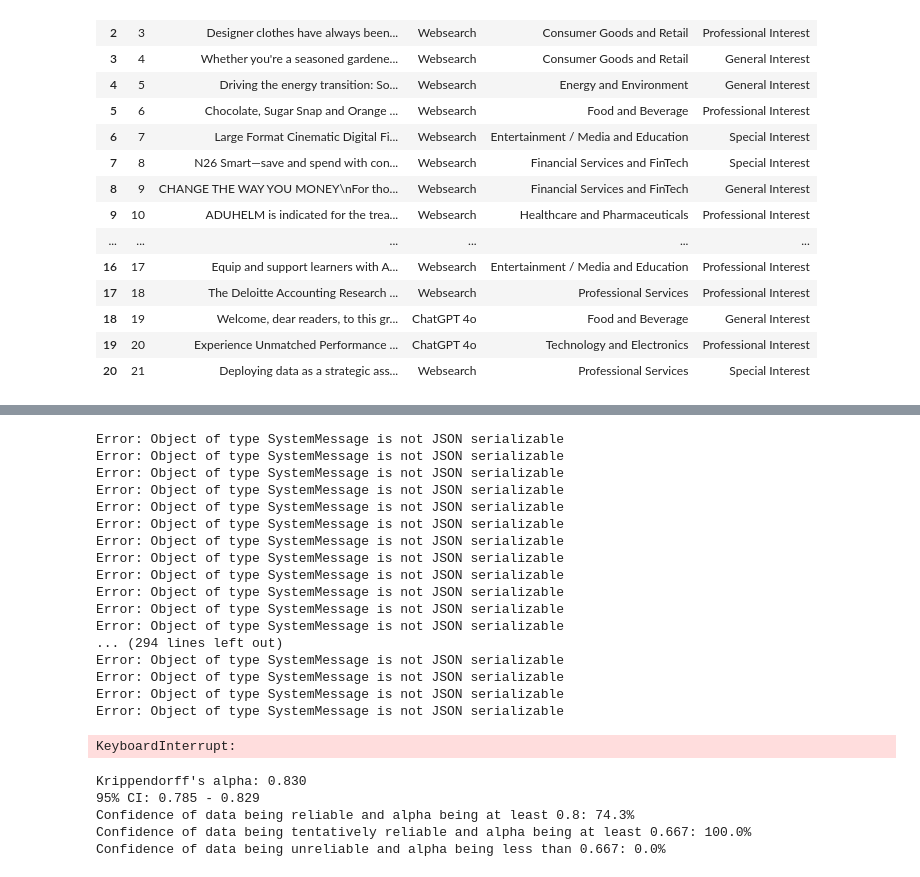
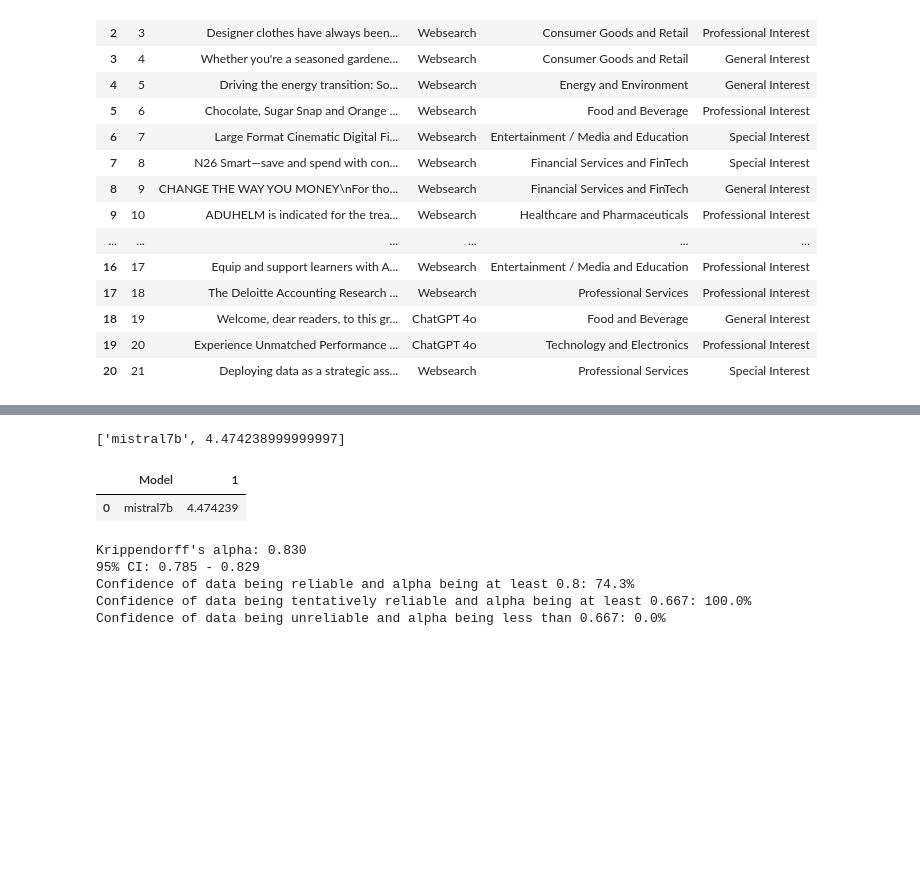
Before and after one commit to fabi260/FluffFinder, a Jupyter notebook: llm_data_collection.ipynb, the cells around one changed output, grey strips where cells are left out. Drawn from its saved outputs; the diff is of its cells as text; code cells hidden in the pictures; blank space fills up the shorter version.

```diff
--- a/llm_data_collection.ipynb
+++ b/llm_data_collection.ipynb
@@ -88,5 +92,6 @@ ValueError: Unsupported model: nvidia/Nemotron-4-340B-Instruct
 # %%
-# Mapping of easy model names to actual model identifiers
+# Data Generation - non-OpenAI Models
+# Remove # for models to use
 MODEL_MAPPING = {
     # "mistral7b": {"model": "mistralai/Mistral-7B-Instruct-v0.3", "provider": "deepinfra"},
     # "mixtral8x22b": {"model": "mistralai/Mixtral-8x22B-Instruct-v0.1", "provider": "deepinfra"},
@@ -96,16 +101,15 @@ MODEL_MAPPING = {
     # "claude3opus": {"model": "claude-3-opus-20240229", "provider": "anthropic"},
     # "claude3sonnet": {"model": "claude-3-sonnet-20240229", "provider": "anthropic"},
     # "claude3haiku": {"model": "claude-3-haiku-20240307", "provider": "anthropic"},
-
     # "qwen2": {"model": "Qwen/Qwen2-72B-Instruct", "provider": "deepinfra"},
     # "phi3": {"model": "microsoft/Phi-3-medium-4k-instruct", "provider": "deepinfra"},
     # "wizardLM28x22b": {"model": "microsoft/WizardLM-2-8x22B", "provider": "deepinfra"},
     # "wizardLM27b": {"model": "microsoft/WizardLM-2-7B", "provider": "deepinfra"},
     # "gemma": {"model": "google/gemma-1.1-7b-it", "provider": "deepinfra"},
-    "nemotron4340b": {"model": "nvidia/Nemotron-4-340B-Instruct", "provider": "nvidia"},
+    # "nemotron4340b": {"model": "nvidia/Nemotron-4-340B-Instruct", "provider": "nvidia"},
 }
 
-duration = [['Model', 0, 0.2, 0.4, 0.6, 0.8, 1]]
+duration = [['Model', 1]]
 
 
 for model in MODEL_MAPPING:
@@ -118,51 +122,36 @@ for model in MODEL_MAPPING:
 
         # create variables
         evaluator = 'vanilla_' + model + f"_{int(temp * 10):02}" # will contain score counts and descriptive statistics
         scores = evaluator + '_scores' # contains raw scores in wide format
         direction = 'Data_LLM/' + scores + '.csv'
 
         globals()[scores] = text_data[['T', 'Text']]
         globals()[scores] = globals()[scores].loc[globals()[scores]['T'].isin(texts)] # subset to only run for texts
 
         # collect and transform scores --> vanilla_GPT35_0_scores
         start_time = time.process_time()
         for i in range(1, evaluations+1): # create {evaluations} columns with scores
             # globals()[scores]['score ' + str(i)] = globals()[scores]['Text'].apply(lambda x: pd.Series(random_score(x)))
             globals()[scores]['score ' + str(i)] = globals()[scores]['Text'].apply(lambda x: pd.Series(vanilla_score(x, model=model, temperature=temperature, reason=False)))
         end_time = time.process_time()
         eval_time = end_time - start_time
         times.append(eval_time)
 
         globals()[scores] = globals()[scores].drop(columns=['Text'])
         globals()[scores] = globals()[scores].set_index('T').rename_axis(scores, axis='columns')
         globals()[scores]
         globals()[scores].to_csv(direction)
 
 
     duration.append(times)
     print(times)
 
 duration = pd.DataFrame(duration[1:], columns=duration[0])
 duration
 # %% [output]
-Error: Object of type SystemMessage is not JSON serializable
-Error: Object of type SystemMessage is not JSON serializable
-Error: Object of type SystemMessage is not JSON serializable
-Error: Object of type SystemMessage is not JSON serializable
-Error: Object of type SystemMessage is not JSON serializable
-Error: Object of type SystemMessage is not JSON serializable
-Error: Object of type SystemMessage is not JSON serializable
-Error: Object of type SystemMessage is not JSON serializable
-Error: Object of type SystemMessage is not JSON serializable
-Error: Object of type SystemMessage is not JSON serializable
-Error: Object of type SystemMessage is not JSON serializable
-Error: Object of type SystemMessage is not JSON serializable
-... (294 lines left out)
-Error: Object of type SystemMessage is not JSON serializable
-Error: Object of type SystemMessage is not JSON serializable
-Error: Object of type SystemMessage is not JSON serializable
-Error: Object of type SystemMessage is not JSON serializable
+['mistral7b', 4.474238999999997]
-KeyboardInterrupt:
+|  | Model | 1 |
+| 0 | mistral7b | 4.474239 |
 # %%
 # Get scores and descriptive statistics --> vanilla_GPT35_0 and vanilla_GPT35_0_scores
 # Settings
```
Also changed, not shown: parts of 1 cell of this notebook.
